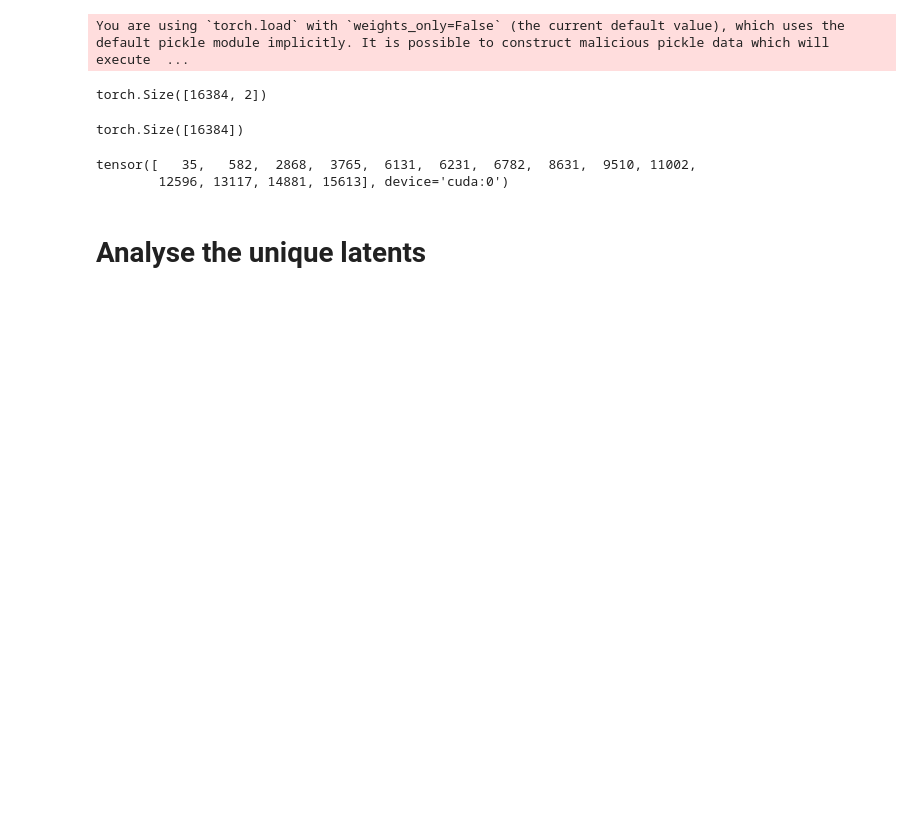
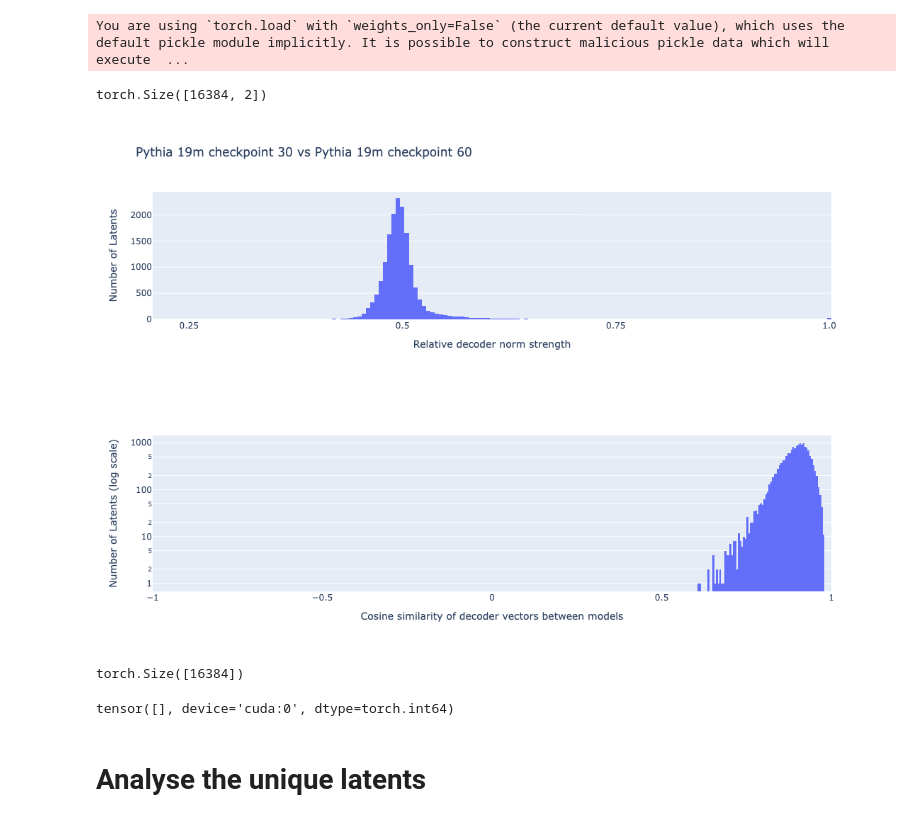
Before and after one commit to victinyGitHub/crosscoder-model-diff-replication, a Jupyter notebook: pythia_crosscoder_analysis.ipynb, the cells around one changed output. Cells and saved outputs as stored; diff of their text form; code cells hidden in the pictures; blank space fills up the shorter version.

```diff
--- a/pythia_crosscoder_analysis.ipynb
+++ b/pythia_crosscoder_analysis.ipynb
@@ -3,9 +3,13 @@
 from utils import *
 from crosscoder import CrossCoder
 torch.set_grad_enabled(False);
+# %%
+# Pythia19m 30vs60 checkpoint crosscoder
+repo_id: str = "victiny1223/crosscoder-checkpoints"
+path: str = "blocks.3.hook_resid_pre"
 # %%
 # %%
-cross_coder = CrossCoder.load_from_hf()
+cross_coder = CrossCoder.load_from_hf(repo_id = repo_id, path = path)
 # %% [output]
 You are using `torch.load` with `weights_only=False` (the current default value), which uses the default pickle module implicitly. It is possible to construct malicious pickle data which will execute  ...
 # %%
@@ -22,7 +26,7 @@ relative_norms.shape
 
 fig = px.histogram(
     relative_norms.detach().cpu().numpy(),
-    title="Gemma 2 2B Base vs IT Model Diff",
+    title="Pythia 19m checkpoint 30 vs Pythia 19m checkpoint 60",
     labels={"value": "Relative decoder norm strength"},
     nbins=200,
 )
@@ -37,33 +41,36 @@ fig.update_xaxes(
 )
 
 # Display in notebook
 fig.show()
 
 # %%
 shared_latent_mask = (relative_norms < 0.7) & (relative_norms > 0.3)
 shared_latent_mask.shape
 # %%
 # Cosine similarity of recoder vectors between models
 
 cosine_sims = (cross_coder.W_dec[:, 0, :] * cross_coder.W_dec[:, 1, :]).sum(dim=-1) / (cross_coder.W_dec[:, 0, :].norm(dim=-1) * cross_coder.W_dec[:, 1, :].norm(dim=-1))
 cosine_sims.shape
 # %%
 
 fig = px.histogram(
     cosine_sims[shared_latent_mask].to(torch.float32).detach().cpu().numpy(),
     log_y=True,  # Sets the y-axis to log scale
     range_x=[-1, 1],  # Sets the x-axis range from -1 to 1
     nbins=100,  # Adjust this value to change the number of bins
     labels={"value": "Cosine similarity of decoder vectors between models"}
 )
 
 fig.update_layout(showlegend=False)
 fig.update_yaxes(title_text="Number of Latents (log scale)")
 
 # Display in notebook
 fig.show()
 
 # %%
+# %% [output]
+[figure, added]
+[figure, added]
 # %%
 mask = relative_norms < 0.01
 mask.shape
@@ -73,8 +80,7 @@ torch.Size([16384])
 indices_0 = mask.nonzero().squeeze()
 indices_0
 # %% [output]
-tensor([   35,   582,  2868,  3765,  6131,  6231,  6782,  8631,  9510, 11002,
-        12596, 13117, 14881, 15613], device='cuda:0')
+tensor([], device='cuda:0', dtype=torch.int64)
 # %% [markdown]
 # Analyse the unique latents
 # %% [markdown]
```
Also changed, not shown: parts of 5 cells of this notebook, 1 other file.
